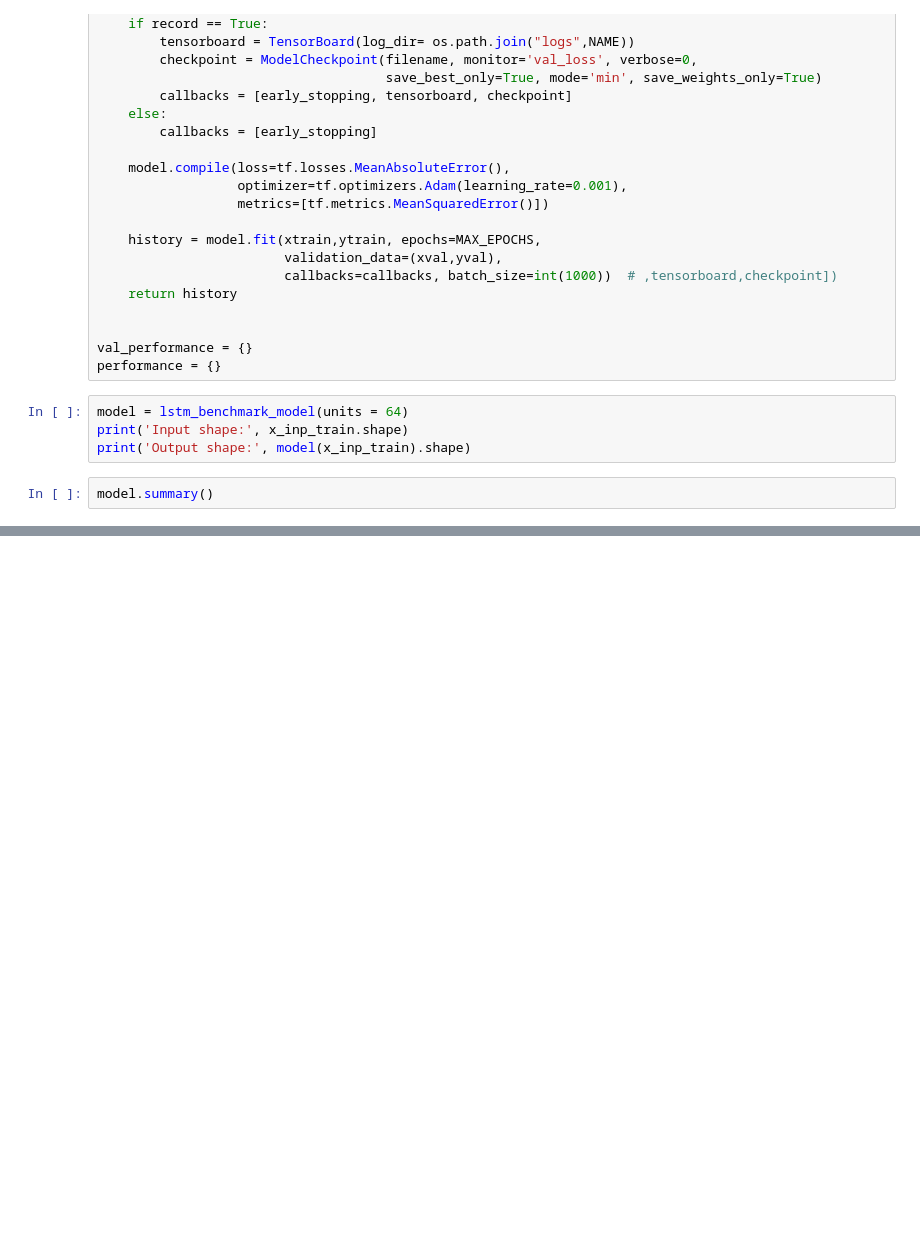
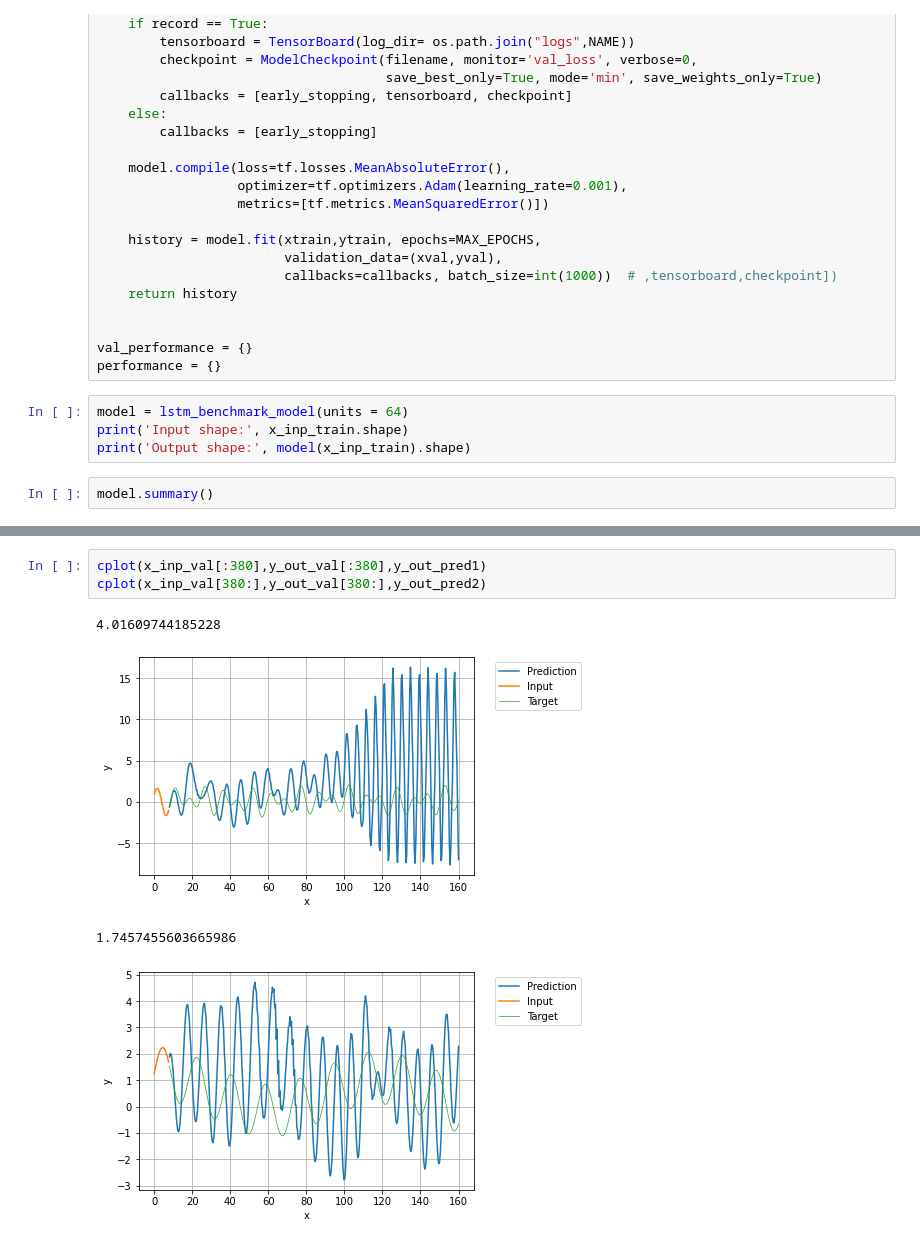
Before and after one commit to trifwn/OscillationLSTM, a Jupyter notebook: benchmark.ipynb, the cells around one changed output, grey strips where cells are left out. Saved outputs shown, nothing was run; the diff lists cells and outputs as text; blank space fills up the shorter version.

```diff
--- a/benchmark.ipynb
+++ b/benchmark.ipynb
@@ -190,0 +180,8 @@ plt.show()
+# %%
+cplot(x_inp_val[:380],y_out_val[:380],y_out_pred1)
+cplot(x_inp_val[380:],y_out_val[380:],y_out_pred2)
+# %% [output]
+4.01609744185228
+[figure, added]
+1.7457455603665986
+[figure, added]
```
Also changed, not shown: parts of 12 cells of this notebook, 3 other files.
